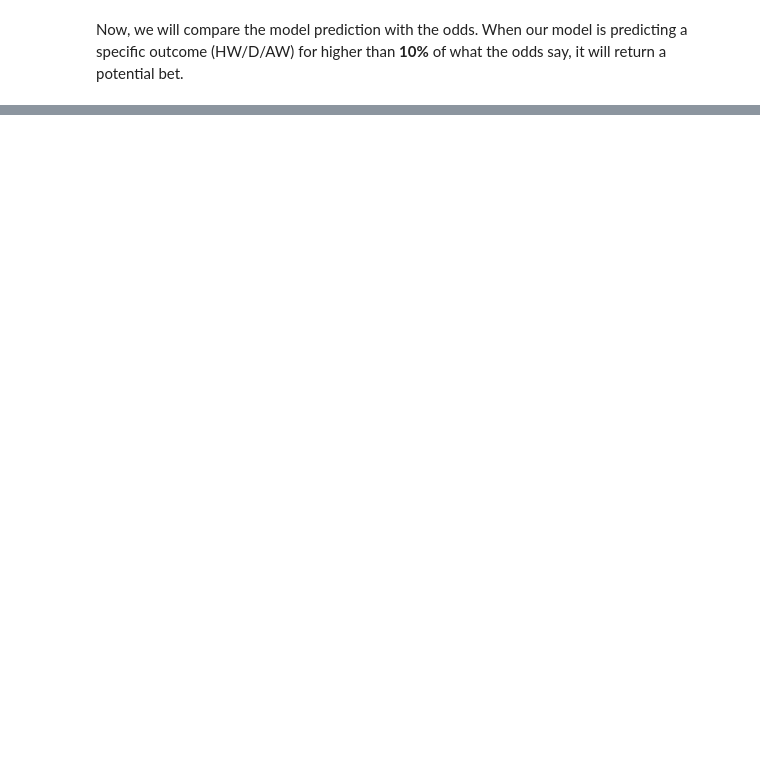
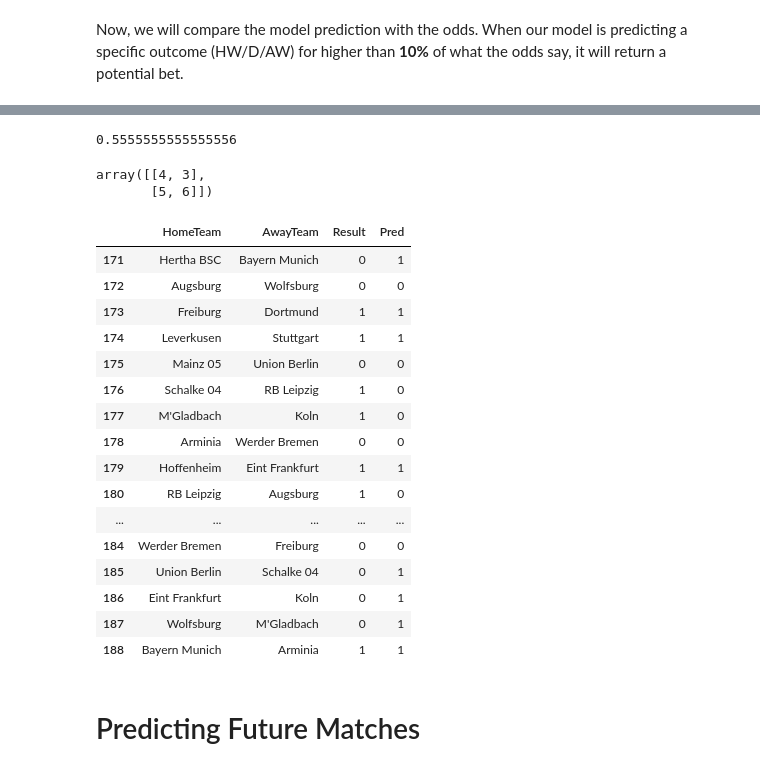
Before and after one commit to davidschs/SportsBetting-Algorithm, a Jupyter notebook: Sportsbetting2.ipynb, the cells around one changed output, grey strips where cells are left out. Saved outputs shown, nothing was run; the diff lists cells and outputs as text; code cells hidden in the pictures; blank space fills up the shorter version.

```diff
--- a/Sportsbetting2.ipynb
+++ b/Sportsbetting2.ipynb
@@ -1065,0 +1159,10 @@ Now, we will compare the model prediction with the odds. When our model is predi
+# %%
+X_test25 = X25.iloc[-18:, :] #Last 2 Matchdays (18 games) as test data
+y_test25 = y25.iloc[-18:]
+
+X_train25 = X25.iloc[:-18, :] # Rest of Dataset as training data
+y_train25 = y25.iloc[:-18]
+# %%
+scaler25 = StandardScaler()
+X_train25 = scaler25.fit_transform(X_train25)
+X_test25 = scaler25.transform(X_test25)
@@ -1065,0 +1171,3 @@ Now, we will compare the model prediction with the odds. When our model is predi
+# %%
+reg_clf25 = LogisticRegression(random_state=42)
+reg_clf25.fit(X_train25, y_train25)
@@ -1065,0 +1176,3 @@ Now, we will compare the model prediction with the odds. When our model is predi
+# %%
+y_pred25 = reg_clf25.predict(X_test25)
+y_pred25
@@ -1065,0 +1203,34 @@ Now, we will compare the model prediction with the odds. When our model is predi
+# %%
+f1_score(y_test25, y_pred25, average='micro')
+# %% [output]
+0.5555555555555556
+# %%
+confusion_matrix(y_pred25, y_test25)
+# %% [output]
+array([[4, 3],
+       [5, 6]])
+# %%
+result25 = Feature_Table.iloc[-18:, 0:2]
+result25['Result'] = y_test25
+result25['Pred'] = y_pred25
+result25
+# %% [output]
+|  | HomeTeam | AwayTeam | Result | Pred |
+| 171 | Hertha BSC | Bayern Munich | 0 | 1 |
+| 172 | Augsburg | Wolfsburg | 0 | 0 |
+| 173 | Freiburg | Dortmund | 1 | 1 |
+| 174 | Leverkusen | Stuttgart | 1 | 1 |
+| 175 | Mainz 05 | Union Berlin | 0 | 0 |
+| 176 | Schalke 04 | RB Leipzig | 1 | 0 |
+| 177 | M'Gladbach | Koln | 1 | 0 |
+| 178 | Arminia | Werder Bremen | 0 | 0 |
+| 179 | Hoffenheim | Eint Frankfurt | 1 | 1 |
+| 180 | RB Leipzig | Augsburg | 1 | 0 |
+| ... | ... | ... | ... | ... |
+| 184 | Werder Bremen | Freiburg | 0 | 0 |
+| 185 | Union Berlin | Schalke 04 | 0 | 1 |
+| 186 | Eint Frankfurt | Koln | 0 | 1 |
+| 187 | Wolfsburg | M'Gladbach | 0 | 1 |
+| 188 | Bayern Munich | Arminia | 1 | 1 |
+# %% [markdown]
+# Predicting Future Matches
```
Also changed, not shown: parts of 83 cells of this notebook, 2 other files.
